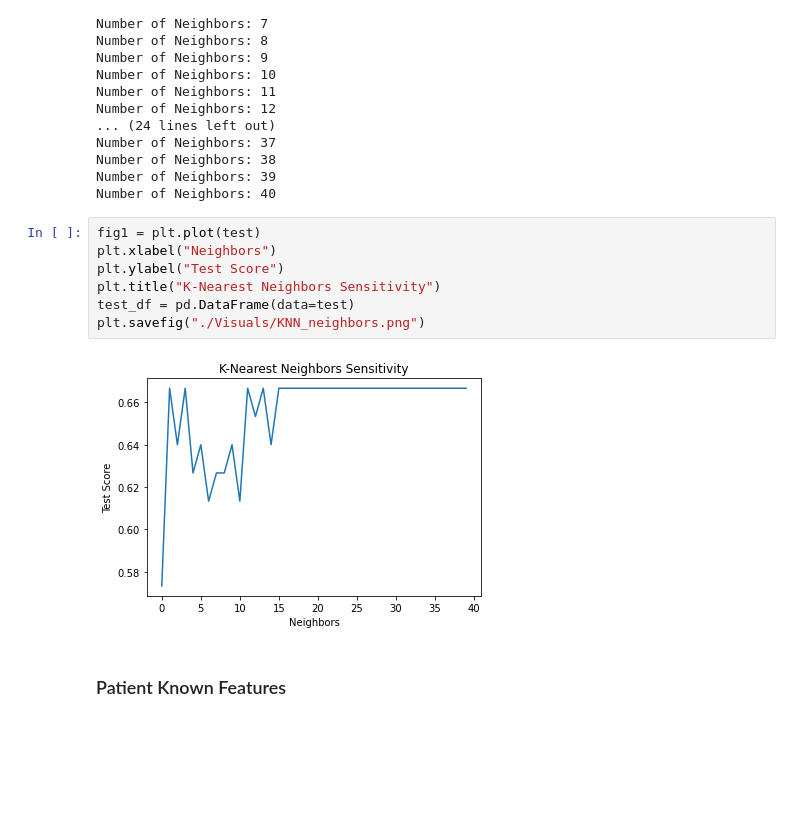
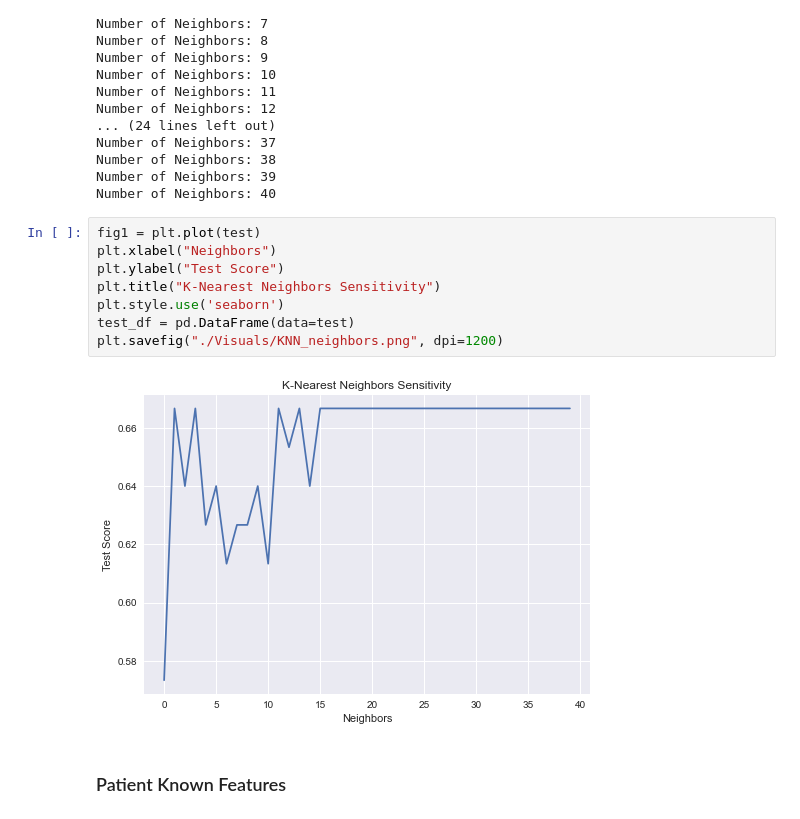
Before and after one commit to alexturkmen/Heart-Failure-Analysis, a Jupyter notebook: KNN_classifier.ipynb, the cells around one changed output. Saved outputs shown, nothing was run; the diff lists cells and outputs as text; blank space fills up the shorter version.

```diff
--- a/KNN_classifier.ipynb
+++ b/KNN_classifier.ipynb
@@ -95,12 +96,13 @@ Number of Neighbors: 40
 # %%
 fig1 = plt.plot(test)
 plt.xlabel("Neighbors")
 plt.ylabel("Test Score")
 plt.title("K-Nearest Neighbors Sensitivity")
+plt.style.use('seaborn')
 test_df = pd.DataFrame(data=test)
-plt.savefig("./Visuals/KNN_neighbors.png")
+plt.savefig("./Visuals/KNN_neighbors.png", dpi=1200)
 # %% [output]
-[figure, old version]
+[figure, new version]
 # %% [markdown]
 ### Patient Known Features
 # %%
```
Also changed, not shown: parts of 1 cell of this notebook, 3 other files.
